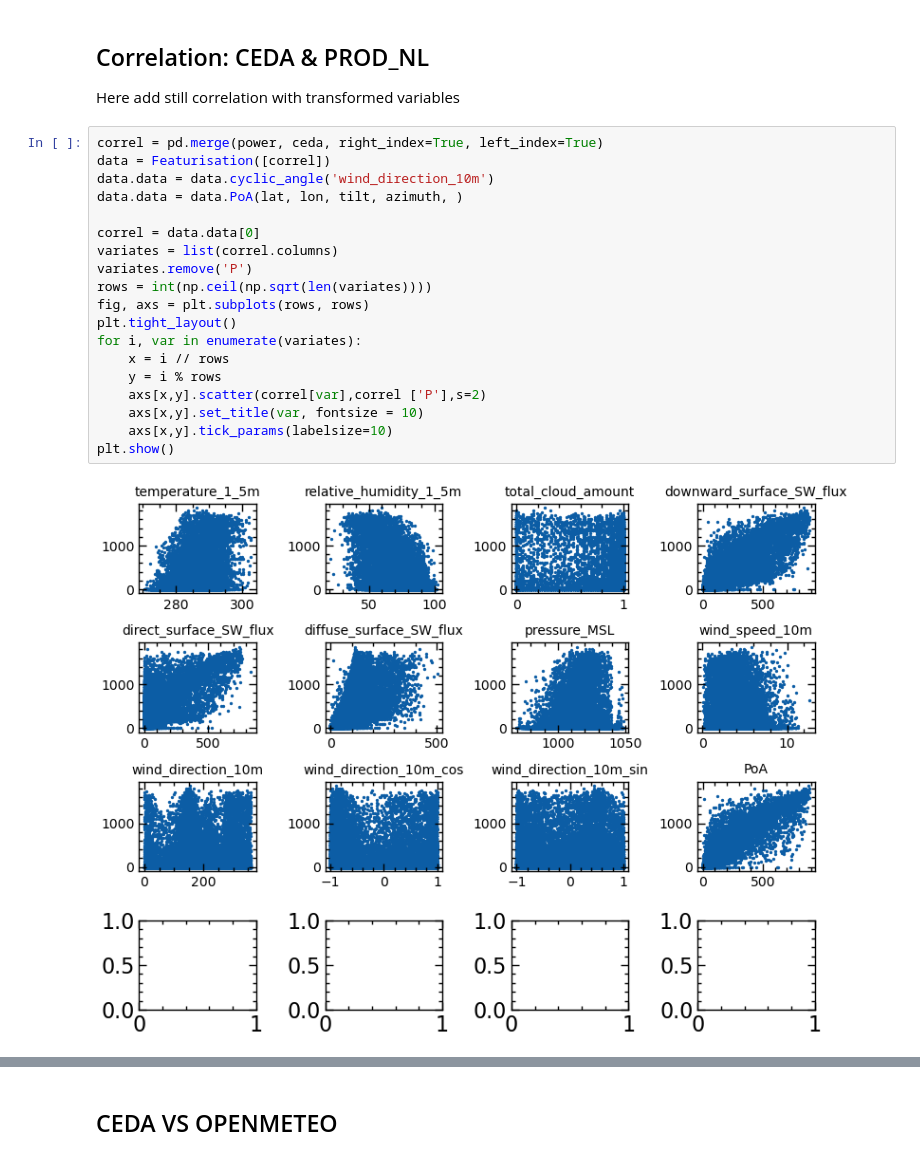
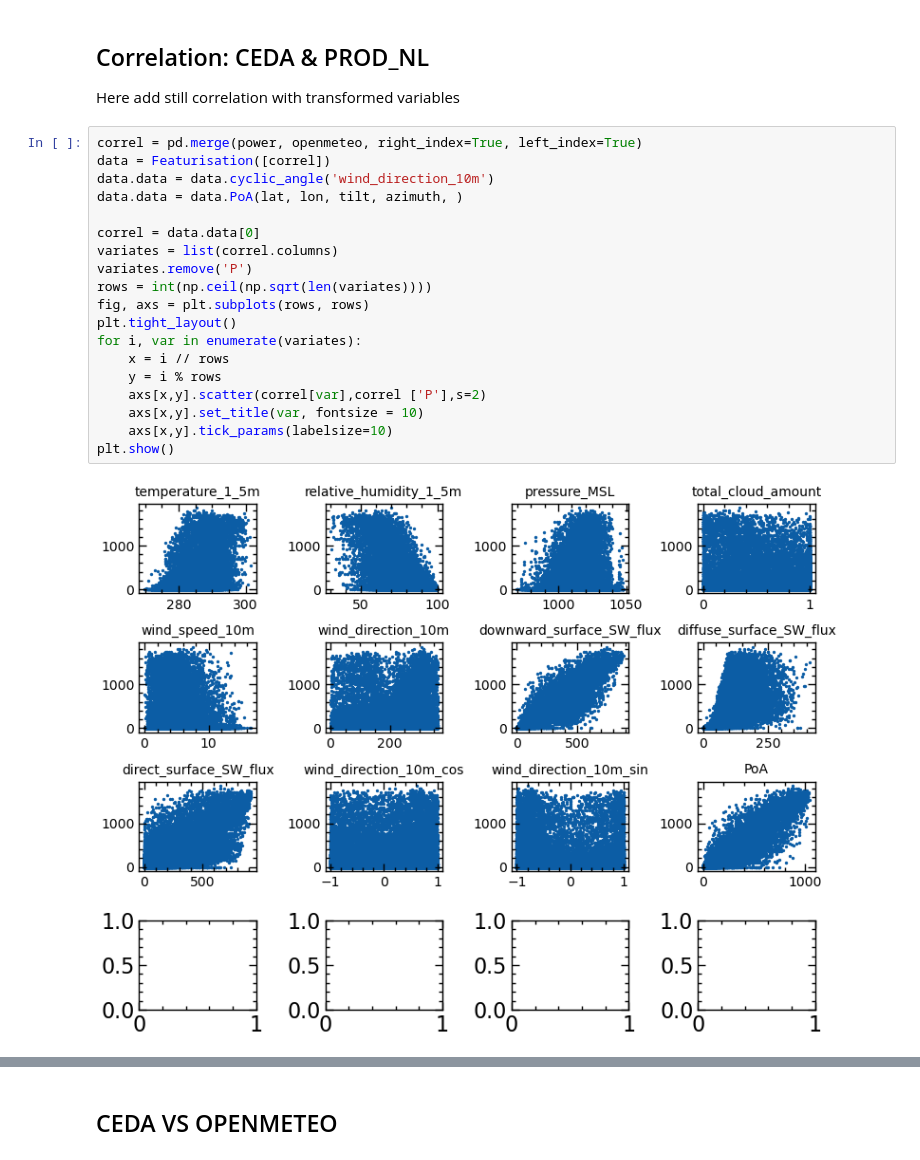
Before and after one commit to RobbeVDE/SolNet-2, a Jupyter notebook: DataCleaning.ipynb, the cells around one changed output, grey strips where cells are left out. Cells and saved outputs as stored; diff of their text form.

```diff
--- a/DataCleaning.ipynb
+++ b/DataCleaning.ipynb
@@ -72,26 +72,26 @@ plt.show()
 
 Here add still correlation with transformed variables
 # %%
-correl = pd.merge(power, ceda, right_index=True, left_index=True)
+correl = pd.merge(power, openmeteo, right_index=True, left_index=True)
 data = Featurisation([correl])
 data.data = data.cyclic_angle('wind_direction_10m')
 data.data = data.PoA(lat, lon, tilt, azimuth, )
 
 correl = data.data[0]
 variates = list(correl.columns)
 variates.remove('P')
 rows = int(np.ceil(np.sqrt(len(variates))))
 fig, axs = plt.subplots(rows, rows)
 plt.tight_layout()
 for i, var in enumerate(variates):
     x = i // rows
     y = i % rows
     axs[x,y].scatter(correl[var],correl ['P'],s=2)
     axs[x,y].set_title(var, fontsize = 10)
     axs[x,y].tick_params(labelsize=10)
 plt.show()
 # %% [output]
-[figure, old version]
+[figure, new version]
 # %%
 axs = plt.matshow(correl.corr(), cmap='seismic')
 plt.xticks(ticks=range(len(variates)+1), labels=list(correl.columns), rotation= 80)
```
Also changed, not shown: parts of 2 cells of this notebook, 15 other files.
